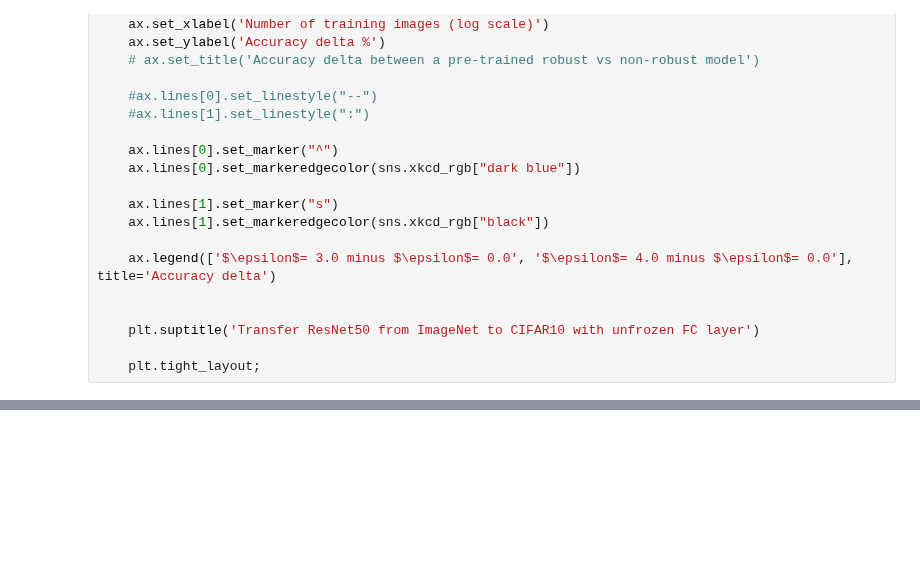
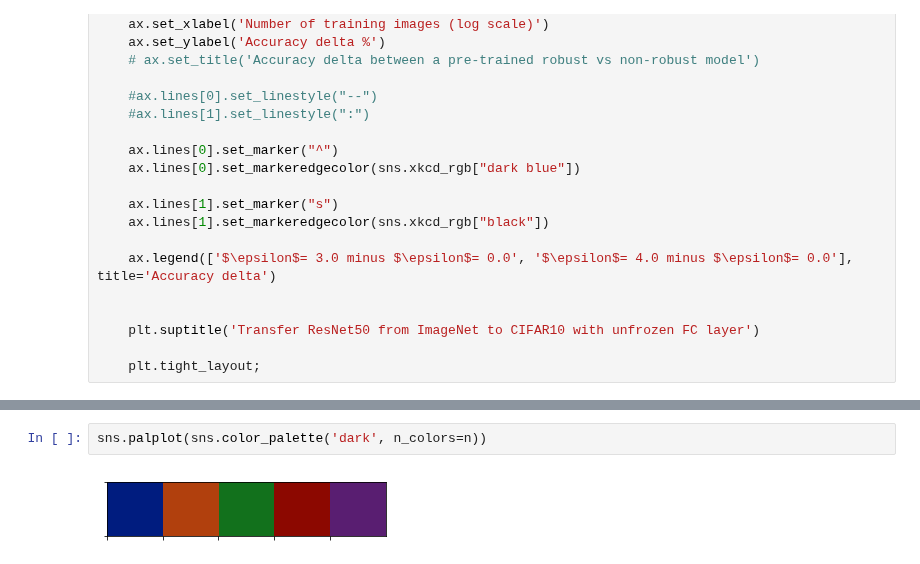
Before and after one commit to utrerf/robust_transfer_learning, a Jupyter notebook: results/charts.ipynb, the cells around one changed output, grey strips where cells are left out. Cells and saved outputs as stored; diff of their text form; blank space fills up the shorter version.

```diff
--- a/results/charts.ipynb
+++ b/results/charts.ipynb
@@ -253,0 +524,4 @@ clean_data.to_csv('MNIST.csv')
+# %%
+sns.palplot(sns.color_palette('dark', n_colors=n))
+# %% [output]
+[figure, added]
```
Also changed, not shown: parts of 22 cells of this notebook.
